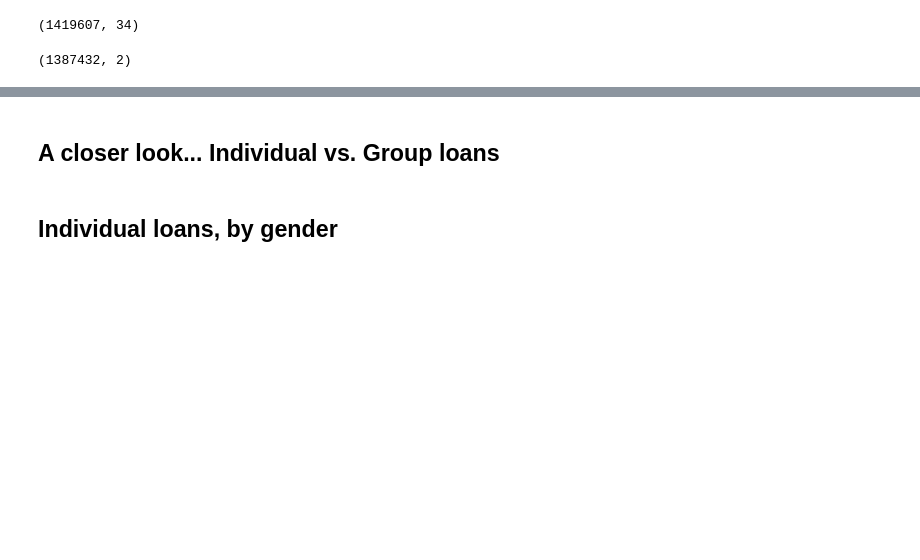
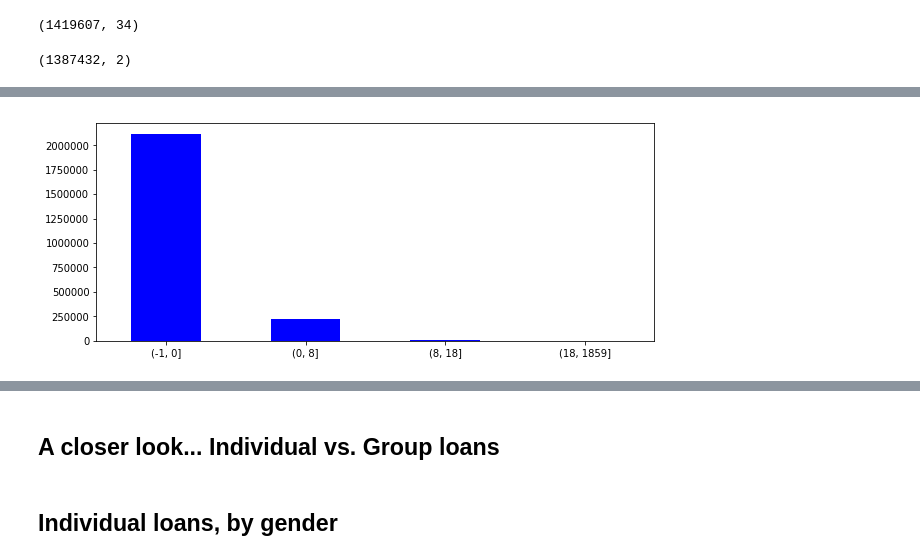
Before and after one commit to liyouzhang/Lender_Segmentations_Kiva, a Jupyter notebook: Kiva_EDA.ipynb, the cells around one changed output, grey strips where cells are left out. Drawn from its saved outputs; the diff is of its cells as text; code cells hidden in the pictures; blank space fills up the shorter version.

```diff
--- a/Kiva_EDA.ipynb
+++ b/Kiva_EDA.ipynb
@@ -265,0 +235,2 @@ samples.new.value_counts()
+# %%
+lenders['OCCUPATION'][lenders['OCCUPATION'].apply(lambda x: "engineer" in x or "software developer" in x)] = "engineer"
@@ -265,0 +242,2 @@ samples.new.value_counts()
+# %%
+lenders['OCCUPATION'][lenders['OCCUPATION'].apply(lambda x: "teacher" in x or "professor" in x)] = "teacher"
@@ -265,0 +249,2 @@ samples.new.value_counts()
+# %%
+lenders['OCCUPATION'][lenders['OCCUPATION'].apply(lambda x: "retired" in x)] = "retired"
@@ -265,0 +256,2 @@ samples.new.value_counts()
+# %%
+lenders['OCCUPATION'][lenders['OCCUPATION'].apply(lambda x: "owner" in x)] = "owner"
@@ -265,0 +283,7 @@ samples.new.value_counts()
+# %%
+bins_invites = [-1,0,8,18,1859]
+lenders['binned_num_invited'] = pd.cut(lenders['NUM_INVITED'],bins_invites)
+
+ax = lenders.binned_num_invited.value_counts(sort=False).plot.bar(rot=0, color="b", figsize=(10,4))
+# %% [output]
+[figure, added]
```
Also changed, not shown: parts of 94 cells of this notebook.
